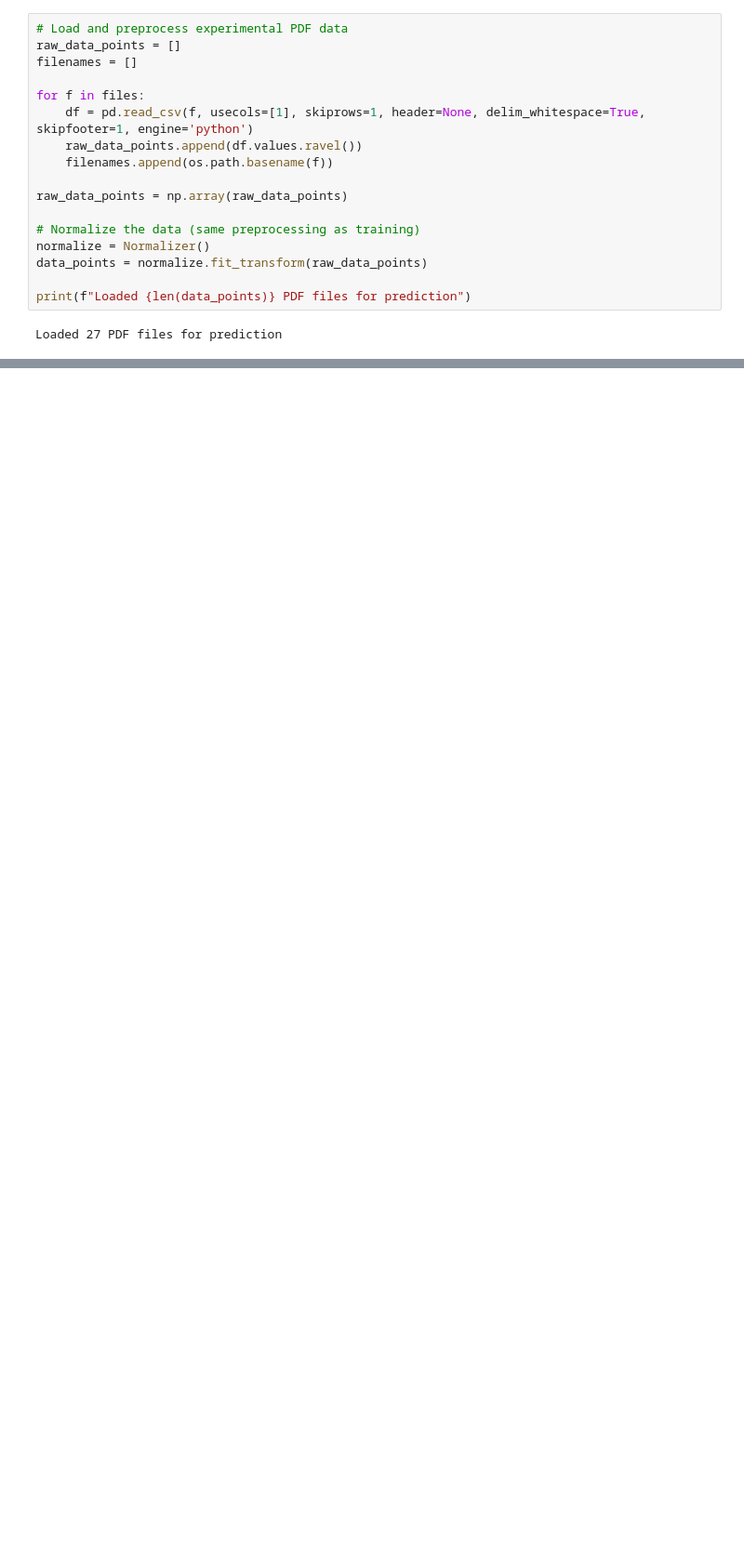
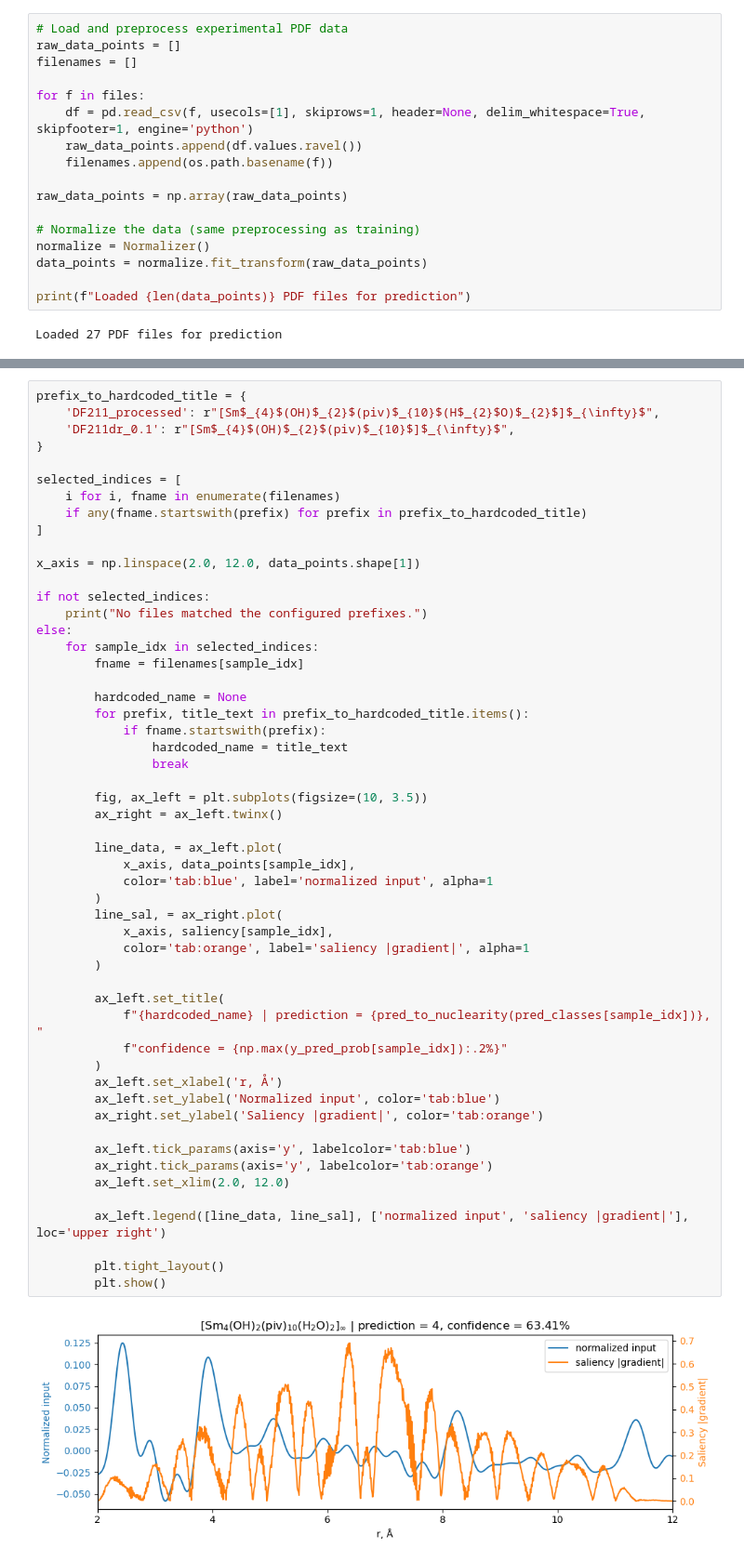
Before and after one commit to grebenyyk/PDF-NN, a Jupyter notebook: complete workflow/4-predict.ipynb, the cells around one changed output, grey strips where cells are left out. Shown at 93% size. Cells and saved outputs as stored; diff of their text form; blank space fills up the shorter version.

```diff
--- a/complete workflow/4-predict.ipynb
+++ b/complete workflow/4-predict.ipynb
@@ -180,0 +233,55 @@ Predictions saved to: /workspace/home/pdf-nn-data/labels/predictions.csv
+# %%
+prefix_to_hardcoded_title = {
+    'DF211_processed': r"[Sm$_{4}$(OH)$_{2}$(piv)$_{10}$(H$_{2}$O)$_{2}$]$_{\infty}$",
+    'DF211dr_0.1': r"[Sm$_{4}$(OH)$_{2}$(piv)$_{10}$]$_{\infty}$",
+}
+
+selected_indices = [
+    i for i, fname in enumerate(filenames)
+    if any(fname.startswith(prefix) for prefix in prefix_to_hardcoded_title)
+]
+
+x_axis = np.linspace(2.0, 12.0, data_points.shape[1])
+
+if not selected_indices:
+    print("No files matched the configured prefixes.")
+else:
+    for sample_idx in selected_indices:
+        fname = filenames[sample_idx]
+
+        hardcoded_name = None
+        for prefix, title_text in prefix_to_hardcoded_title.items():
+            if fname.startswith(prefix):
+                hardcoded_name = title_text
+                break
+
+        fig, ax_left = plt.subplots(figsize=(10, 3.5))
+        ax_right = ax_left.twinx()
+
+        line_data, = ax_left.plot(
+            x_axis, data_points[sample_idx],
+            color='tab:blue', label='normalized input', alpha=1
+        )
+        line_sal, = ax_right.plot(
+            x_axis, saliency[sample_idx],
+            color='tab:orange', label='saliency |gradient|', alpha=1
+        )
+
+        ax_left.set_title(
+            f"{hardcoded_name} | prediction = {pred_to_nuclearity(pred_classes[sample_idx])}, "
+            f"confidence = {np.max(y_pred_prob[sample_idx]):.2%}"
+        )
+        ax_left.set_xlabel('r, Å')
+        ax_left.set_ylabel('Normalized input', color='tab:blue')
+        ax_right.set_ylabel('Saliency |gradient|', color='tab:orange')
+
+        ax_left.tick_params(axis='y', labelcolor='tab:blue')
+        ax_right.tick_params(axis='y', labelcolor='tab:orange')
+        ax_left.set_xlim(2.0, 12.0)
+
+        ax_left.legend([line_data, line_sal], ['normalized input', 'saliency |gradient|'], loc='upper right')
+
+        plt.tight_layout()
+        plt.show()
+# %% [output]
+[figure, added]
```
Also changed, not shown: parts of 6 cells of this notebook.
